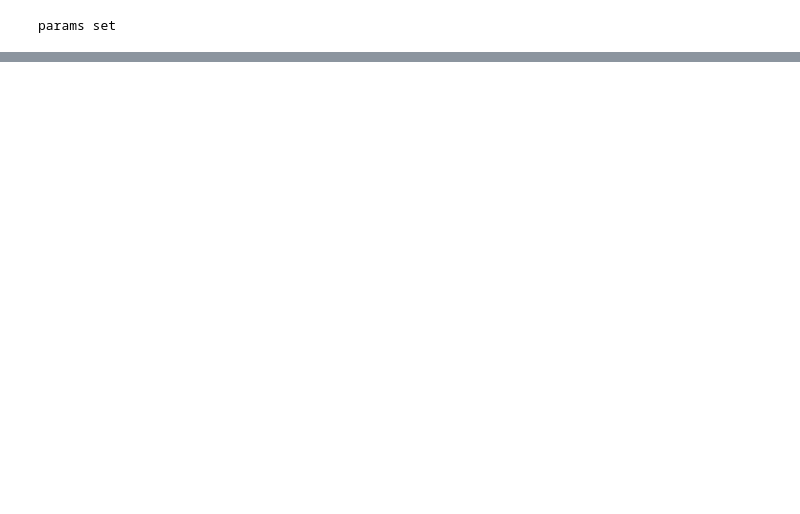
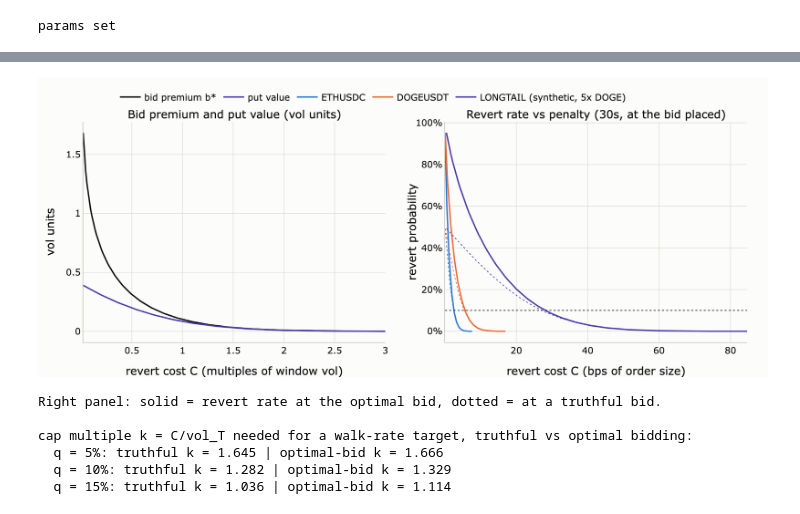
Before and after one commit to cowprotocol/penalty-research, a Jupyter notebook: solver_revert_option_pricing.ipynb, the cells around one changed output, grey strips where cells are left out. Cells and saved outputs as stored; diff of their text form; code cells hidden in the pictures; blank space fills up the shorter version.

```diff
--- a/solver_revert_option_pricing.ipynb
+++ b/solver_revert_option_pricing.ipynb
@@ -23,9 +24,11 @@ from plotly.subplots import make_subplots
 from scipy.stats import norm
 from scipy.optimize import brentq
 
-T_EXCL = 10                    # headline settlement window (s); chain offsets from config later
+T_EXCL = 30                    # headline settlement window (s): ~3 blocks of exclusivity
+T_FAST = 2                     # fast-path window (s); formula-only, see Section 9
 T_GRID = [10, 30, 60]
 Q_TARGET = 0.10                # walk-rate target; 5-15% is the working band
+P_FORCED = 0.05                # technical (non-price) revert rate reported by solvers
 LONG_KEY = "LONGTAIL (synthetic, 5x DOGE)"
 
 # ---- plotting: static plotly ----
@@ -279,14 +253,0 @@ The equilibrium bid solves zero-tie-profit, `E[max(R - s, -C)] = 0`. In vol unit
-# %%
-def bid_premium(C_over_vol):
-    return brentq(lambda b: ev_closed(1.0, -b, C_over_vol), 0, 12)
-
-Cg = np.linspace(0.02, 3, 250)
-fig = go.Figure()
-fig.add_trace(go.Scatter(x=Cg, y=[bid_premium(c) for c in Cg], mode="lines",
-                         line=dict(color="#2a78d6", width=2), showlegend=False))
-fig.update_xaxes(title="revert cost C, in multiples of window vol")
-fig.update_yaxes(title="bid premium over fair value, in multiples of window vol")
-style(fig, w=680, h=400, title="Equilibrium bid premium vs penalty (scale-free, all assets)")
-fig.show()
-print(f"check: tie profit at the solved bid is {ev_closed(1.0, -bid_premium(1.0), 1.0):.1e} (~0)")
-print(f"bid premium at C = 1 vol: {bid_premium(1.0):.2f} vols | at C = 2 vols: {bid_premium(2.0):.3f} vols")
@@ -337,0 +261,40 @@ DOGEUSDT: 25,916 non-overlapping 10s windows | raw std 2.80 bps vs TSRV vol 2.49
+# %%
+cg = np.linspace(0.02, 3, 250)
+betas = np.array([beta_star(c) for c in cg])
+fig = make_subplots(rows=1, cols=2, horizontal_spacing=0.09,
+                    subplot_titles=("Bid premium and put value (vol units)",
+                                    f"Revert rate vs penalty ({T_EXCL}s, at the bid placed)"))
+fig.add_trace(go.Scatter(x=cg, y=betas, mode="lines", line=dict(color=INK, width=2),
+                         name="bid premium b*"), row=1, col=1)
+fig.add_trace(go.Scatter(x=cg, y=[ov_closed(1.0, 0, c) for c in cg], mode="lines",
+                         line=dict(color="#4a3aa7", width=2), name="put value"), row=1, col=1)
+for pair, col in C_PAIR.items():
+    sT = sigma_T(pair, T_EXCL)
+    Cg = np.linspace(0.02*sT, 4*sT, 200)
+    rr = [norm.cdf(beta_star(C/sT) - C/sT) for C in Cg]
+    fig.add_trace(go.Scatter(x=Cg, y=rr, mode="lines", line=dict(color=col, width=2),
+                             name=pair), row=1, col=2)
+    fig.add_trace(go.Scatter(x=Cg, y=[p_revert(sT, 0, C) for C in Cg], mode="lines",
+                             line=dict(color=col, width=1, dash="dot"), showlegend=False), row=1, col=2)
+fig.add_hline(y=Q_TARGET, line=dict(color=INK, dash="dot", width=1), row=1, col=2)
+fig.update_xaxes(title_text="revert cost C (multiples of window vol)", row=1, col=1)
+fig.update_xaxes(title_text="revert cost C (bps of order size)", row=1, col=2)
+fig.update_yaxes(title_text="vol units", row=1, col=1)
+fig.update_yaxes(title_text="revert probability", tickformat=".0%", row=1, col=2)
+style(fig, h=430)
+fig.update_layout(legend=dict(orientation="h", y=1.16, x=0.05))
+fig.show()
+print("Right panel: solid = revert rate at the optimal bid, dotted = at a truthful bid.")
+print()
+print("cap multiple k = C/vol_T needed for a walk-rate target, truthful vs optimal bidding:")
+for q in (0.05, 0.10, 0.15):
+    z = norm.ppf(1 - q)
+    print(f"  q = {q:.0%}: truthful k = {z:.3f} | optimal-bid k = {z*norm.cdf(z) + norm.pdf(z):.3f}")
+# %% [output]
+[figure, added]
+Right panel: solid = revert rate at the optimal bid, dotted = at a truthful bid.
+
+cap multiple k = C/vol_T needed for a walk-rate target, truthful vs optimal bidding:
+  q = 5%: truthful k = 1.645 | optimal-bid k = 1.666
+  q = 10%: truthful k = 1.282 | optimal-bid k = 1.329
+  q = 15%: truthful k = 1.036 | optimal-bid k = 1.114
```
Also changed, not shown: parts of 30 cells of this notebook.
